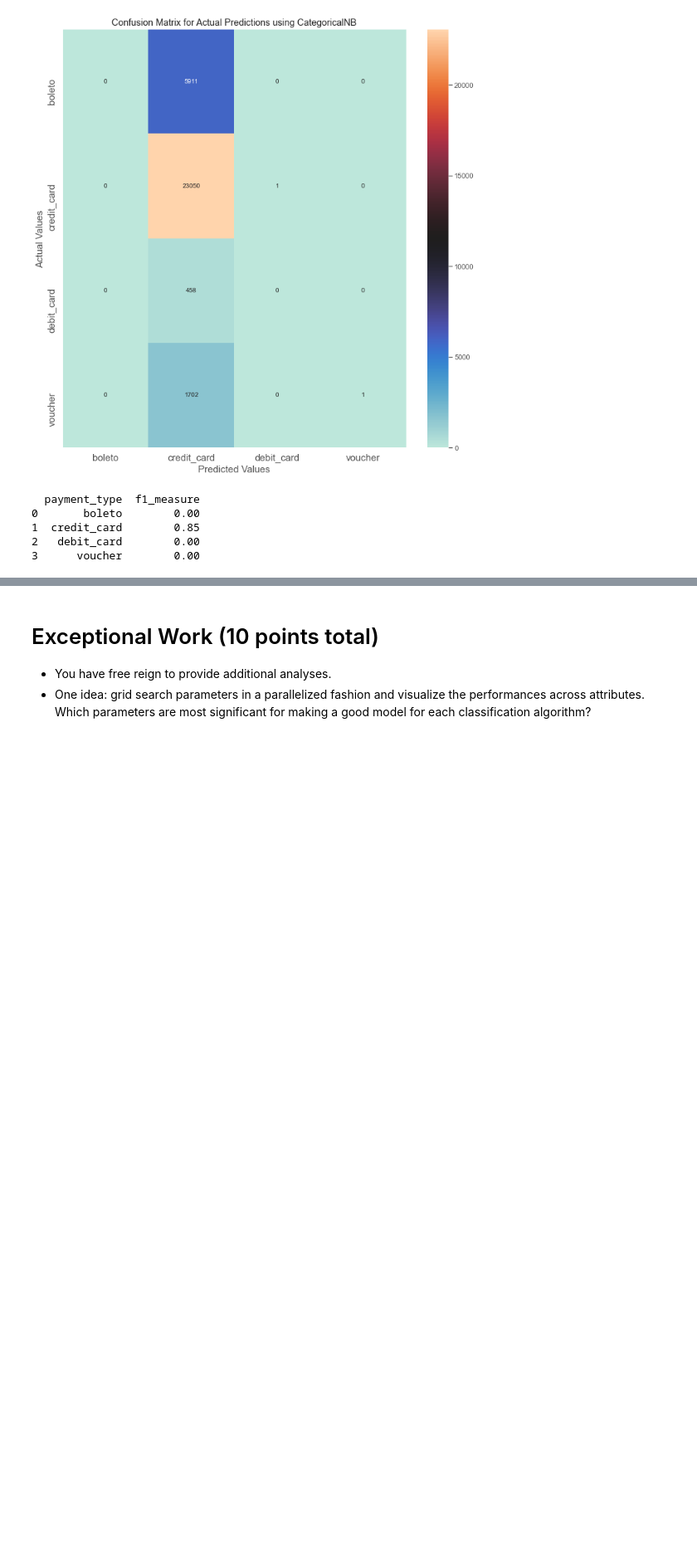
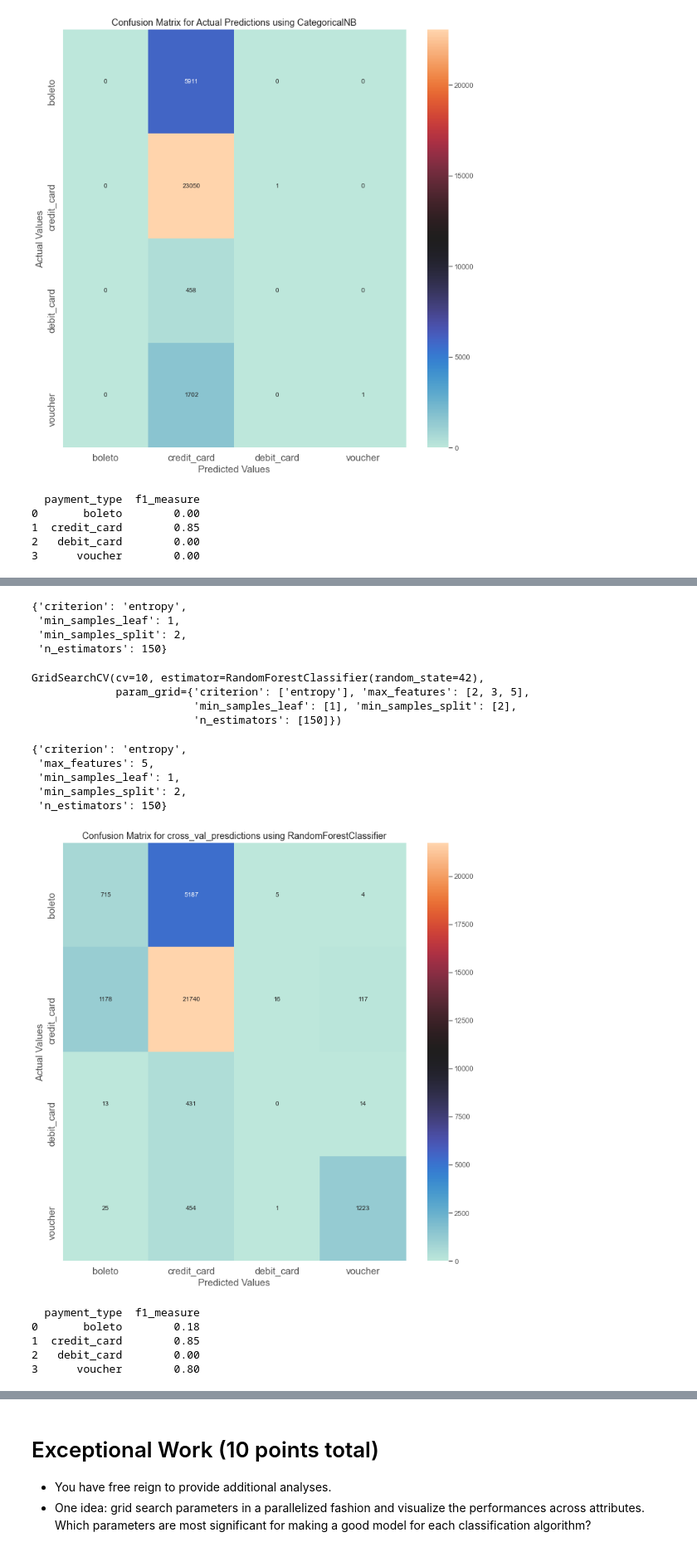
Before and after one commit to justinehly/olist, a Jupyter notebook: Lab 2/Lab 2 Notebook - Justin.ipynb, the cells around one changed output, grey strips where cells are left out. Shown at 83% size. Drawn from its saved outputs; the diff is of its cells as text; code cells hidden in the pictures; blank space fills up the shorter version.

```diff
--- a/Lab 2/Lab 2 Notebook - Justin.ipynb
+++ b/Lab 2/Lab 2 Notebook - Justin.ipynb
@@ -867,0 +890,73 @@ AttributeError: 'GridSearchCV' object has no attribute 'cv_results'
+# %%
+gs.best_params_
+# %% [output]
+{'criterion': 'entropy',
+ 'min_samples_leaf': 1,
+ 'min_samples_split': 2,
+ 'n_estimators': 150}
+# %%
+rfc = RandomForestClassifier(random_state=42)
+
+parameters = {'n_estimators':[150],
+              'criterion':['entropy'],
+              'min_samples_split' : [2],
+              'min_samples_leaf': [1],
+              'max_features': [2,3,5]}
+
+
+gs = GridSearchCV(rfc, param_grid = parameters, cv=10)
+
+gs.fit(X_train_feats, y_train_num)
+# %% [output]
+GridSearchCV(cv=10, estimator=RandomForestClassifier(random_state=42),
+             param_grid={'criterion': ['entropy'], 'max_features': [2, 3, 5],
+                         'min_samples_leaf': [1], 'min_samples_split': [2],
+                         'n_estimators': [150]})
+# %%
+gs.best_params_
+# %% [output]
+{'criterion': 'entropy',
+ 'max_features': 5,
+ 'min_samples_leaf': 1,
+ 'min_samples_split': 2,
+ 'n_estimators': 150}
+# %%
+# run final randomforest using these new settings
+
+cv = StratifiedShuffleSplit(n_splits=10,test_size = 0.3, train_size = 0.7, random_state=42) #note default is 10 splits!
+rfc = RandomForestClassifier(n_estimators = 150, criterion = 'entropy',
+                             min_samples_split = 2, min_samples_leaf = 1,
+                             max_features = 5, random_state=42)
+
+scores = cross_val_score(rfc, X_train_feats, y_train_num, cv = cv, scoring='f1_weighted')
+
+yhat_rfc = cross_val_predict(rfc,X_test_feats,y_test_num, cv=10)
+
+f1_rfc = f1_score(y_test_num, yhat_rfc, average=None)
+
+
+labels = ['boleto','credit_card','debit_card','voucher']
+conf_rfc = mt.confusion_matrix(le.inverse_transform(y_test_num), le.inverse_transform(yhat_rfc), labels=labels)
+
+# plot results in a heatmap
+f, ax = plt.subplots(figsize=(12,12))
+
+sns.heatmap(conf_rfc, annot=True, fmt='g', ax=ax, cmap='icefire')
+
+ax.set_xlabel('Predicted Values', size=15)
+ax.set_ylabel('Actual Values', size=15)
+ax.set_title('Confusion Matrix for cross_val_presdictions using RandomForestClassifier')
+ax.xaxis.set_ticklabels(labels, size=15)
+ax.yaxis.set_ticklabels(labels, size=15)
+plt.show()
+
+fmeasure_rfc = pd.DataFrame({'payment_type':labels,
+                         'f1_measure': f1_rfc})
+print(fmeasure_rfc)
+# %% [output]
+[figure, added]
+  payment_type  f1_measure
+0       boleto        0.18
+1  credit_card        0.85
+2   debit_card        0.00
+3      voucher        0.80
```
Also changed, not shown: parts of 38 cells of this notebook.
